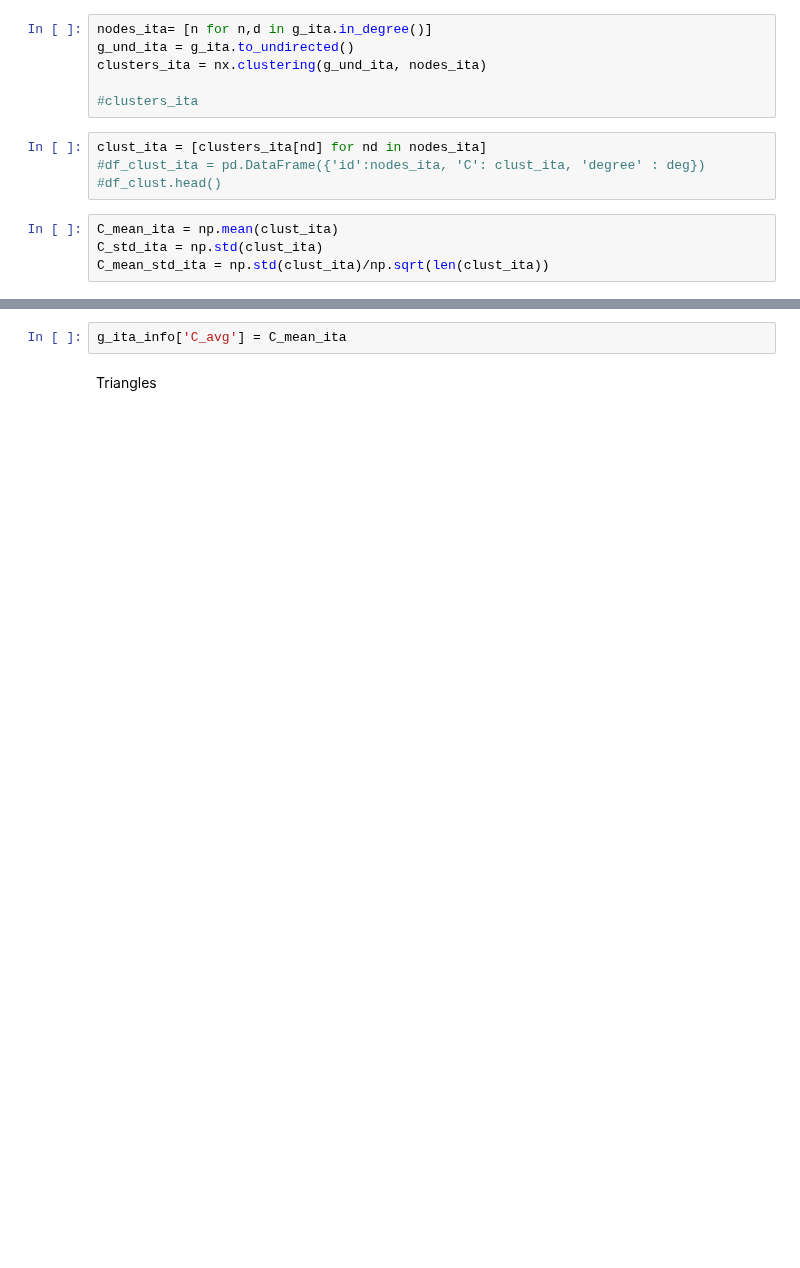
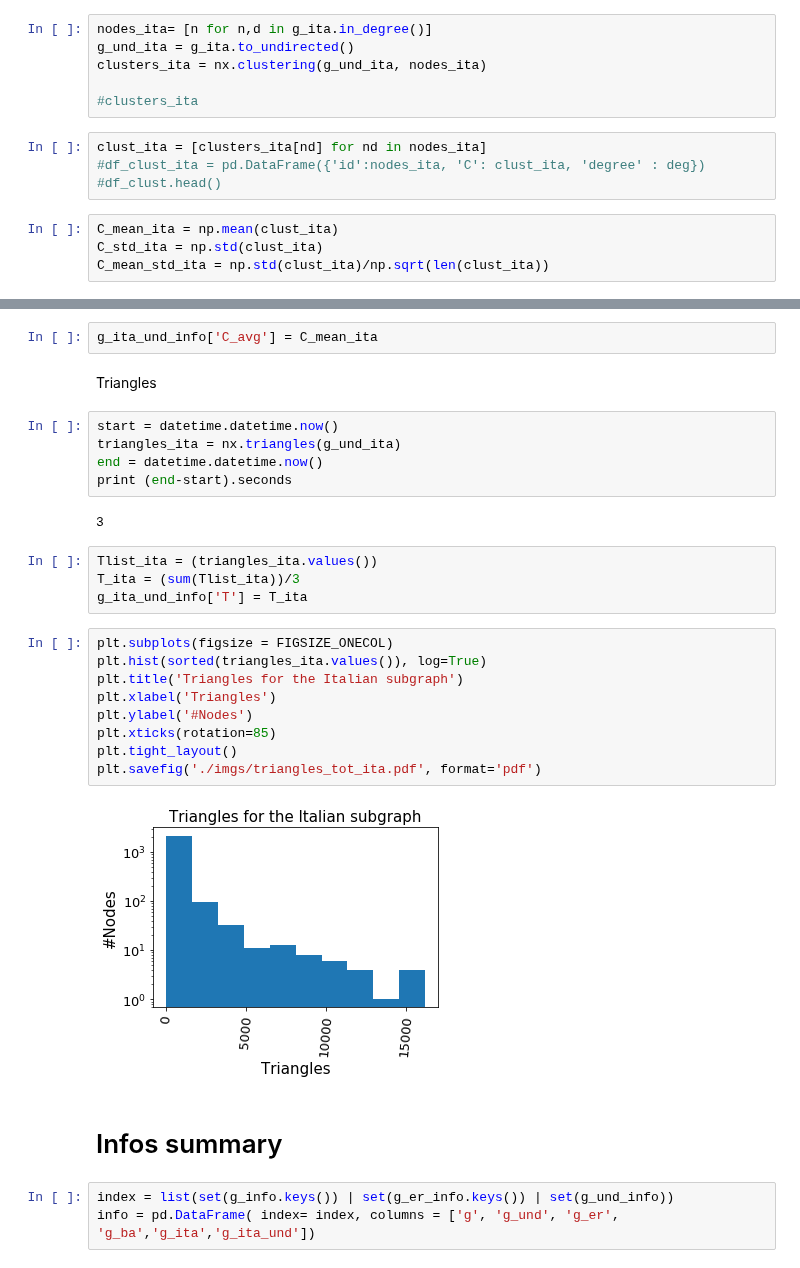
Before and after one commit to biyanisuraj/the_facebook_scandal, a Jupyter notebook: scripts/network_analysis/network_properties.ipynb, the cells around one changed output, grey strips where cells are left out. Saved outputs shown, nothing was run; the diff lists cells and outputs as text; blank space fills up the shorter version.

```diff
--- a/scripts/network_analysis/network_properties.ipynb
+++ b/scripts/network_analysis/network_properties.ipynb
@@ -1132,4 +1188,31 @@ plt.savefig('./imgs/cluster_coef_hist_ita.pdf', format='pdf')
 # %%
-g_ita_info['C_avg'] = C_mean_ita
+g_ita_und_info['C_avg'] = C_mean_ita
 # %% [markdown]
 Triangles
+# %%
+start = datetime.datetime.now()
+triangles_ita = nx.triangles(g_und_ita)
+end = datetime.datetime.now()
+print (end-start).seconds
+# %% [output]
+3
+# %%
+Tlist_ita = (triangles_ita.values())
+T_ita = (sum(Tlist_ita))/3
+g_ita_und_info['T'] = T_ita
+# %%
+plt.subplots(figsize = FIGSIZE_ONECOL)
+plt.hist(sorted(triangles_ita.values()), log=True)
+plt.title('Triangles for the Italian subgraph')
+plt.xlabel('Triangles')
+plt.ylabel('#Nodes')
+plt.xticks(rotation=85)
+plt.tight_layout()
+plt.savefig('./imgs/triangles_tot_ita.pdf', format='pdf')
+# %% [output]
+[figure, added]
+# %% [markdown]
+# Infos summary
+# %%
+index = list(set(g_info.keys()) | set(g_er_info.keys()) | set(g_und_info))
+info = pd.DataFrame( index= index, columns = ['g', 'g_und', 'g_er', 'g_ba','g_ita','g_ita_und'])
```
Also changed, not shown: parts of 70 cells of this notebook, 21 other files.
